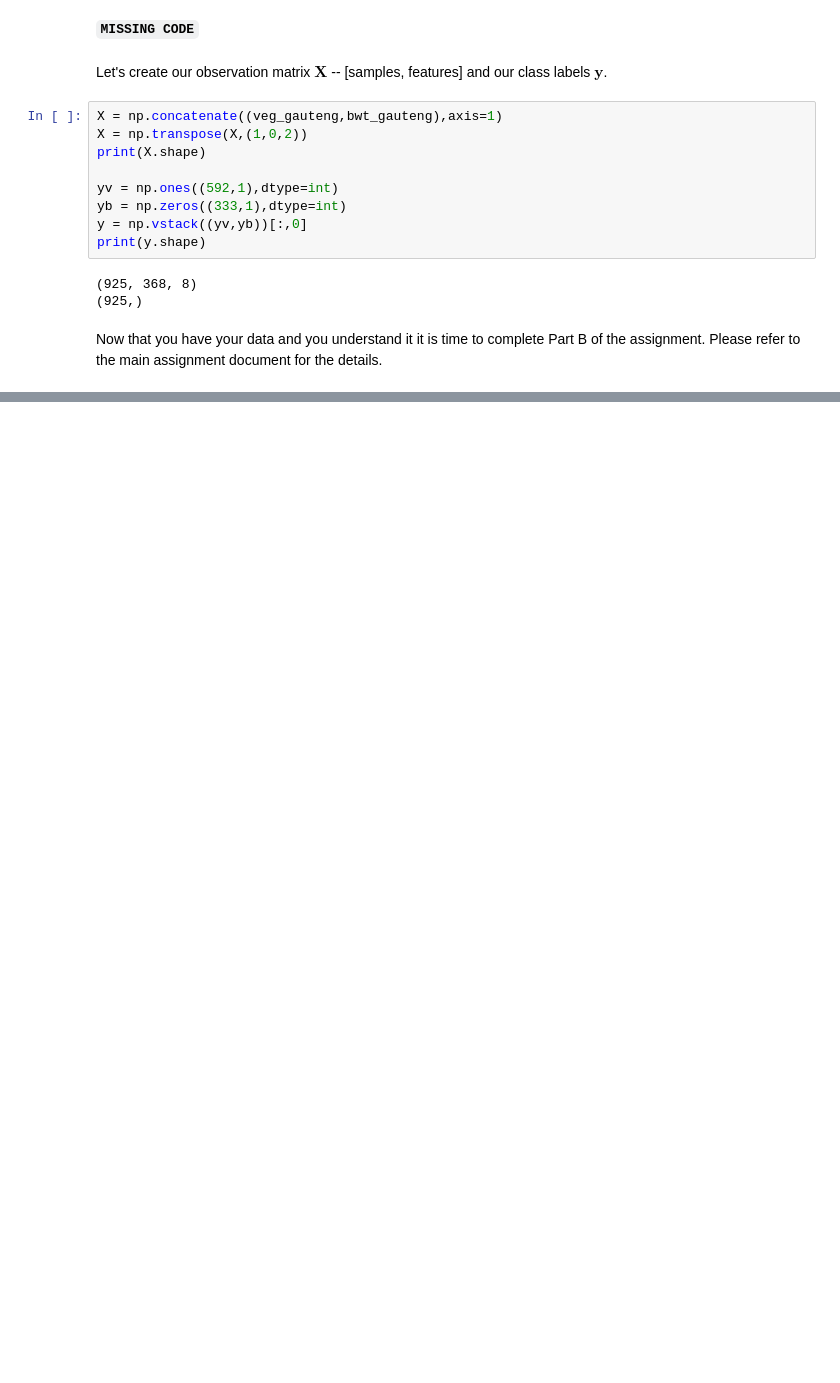
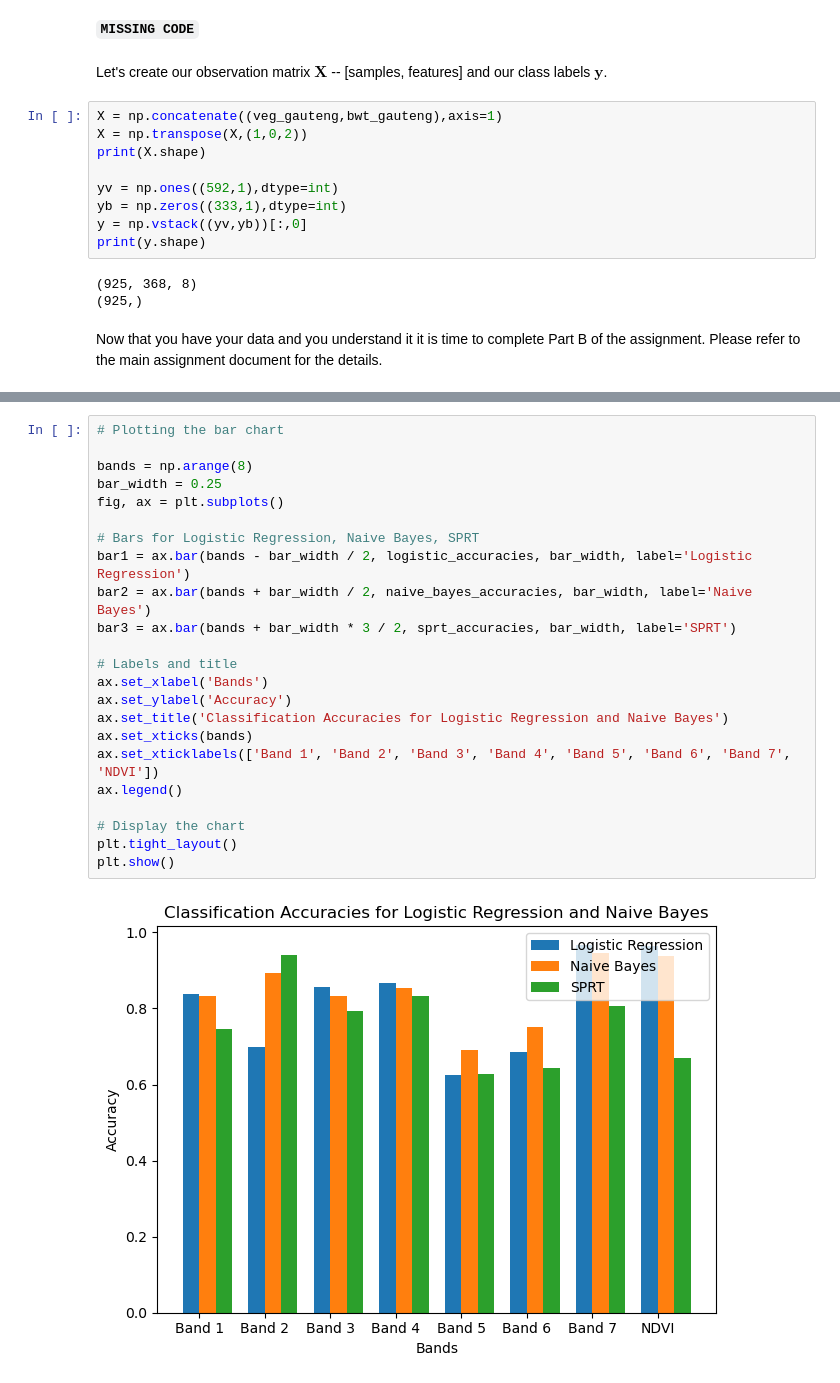
Before and after one commit to DirkWilkeHoffmann/SpaceScienceAssignment1, a Jupyter notebook: Part A and B - Notebook/Assignment 1 - Part A and B.ipynb, the cells around one changed output, grey strips where cells are left out. Drawn from its saved outputs; the diff is of its cells as text; blank space fills up the shorter version.

```diff
--- a/Part A and B - Notebook/Assignment 1 - Part A and B.ipynb
+++ b/Part A and B - Notebook/Assignment 1 - Part A and B.ipynb
@@ -321,0 +390,25 @@ Band 7: Logistic Regression Accuracy = 0.9676, Naive Bayes Accuracy = 0.9482
+# %%
+# Plotting the bar chart
+
+bands = np.arange(8)
+bar_width = 0.25
+fig, ax = plt.subplots()
+
+# Bars for Logistic Regression, Naive Bayes, SPRT
+bar1 = ax.bar(bands - bar_width / 2, logistic_accuracies, bar_width, label='Logistic Regression')
+bar2 = ax.bar(bands + bar_width / 2, naive_bayes_accuracies, bar_width, label='Naive Bayes')
+bar3 = ax.bar(bands + bar_width * 3 / 2, sprt_accuracies, bar_width, label='SPRT')
+
+# Labels and title
+ax.set_xlabel('Bands')
+ax.set_ylabel('Accuracy')
+ax.set_title('Classification Accuracies for Logistic Regression and Naive Bayes')
+ax.set_xticks(bands)
+ax.set_xticklabels(['Band 1', 'Band 2', 'Band 3', 'Band 4', 'Band 5', 'Band 6', 'Band 7', 'NDVI'])
+ax.legend()
+
+# Display the chart
+plt.tight_layout()
+plt.show()
+# %% [output]
+[figure, added]
```
Also changed, not shown: parts of 8 cells of this notebook.
